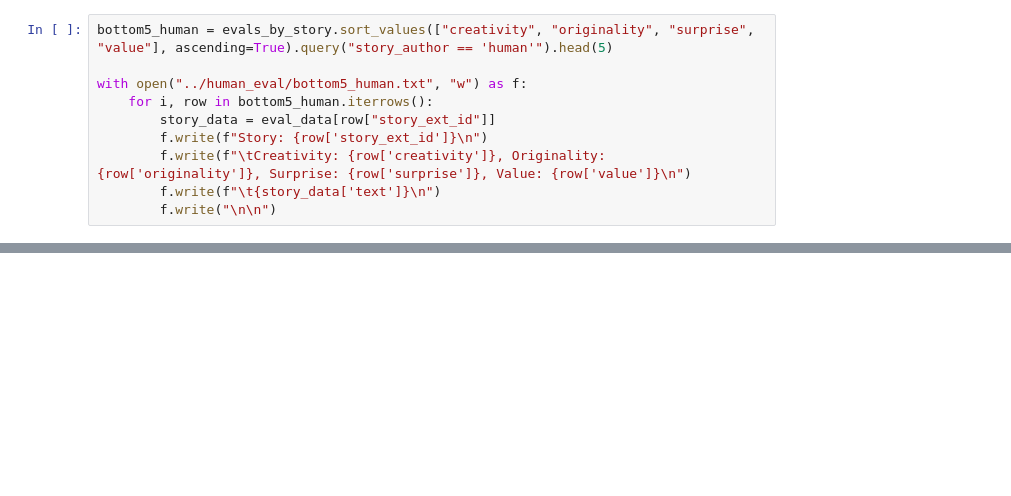
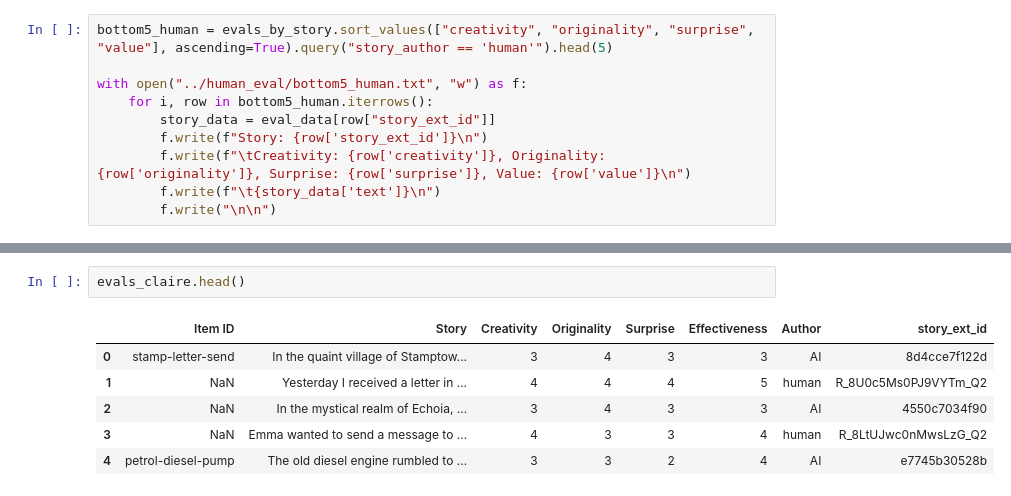
Before and after one commit to mismayil/creative-story-gen, a Jupyter notebook: src/eval_analysis.ipynb, the cells around one changed output, grey strips where cells are left out. Drawn from its saved outputs; the diff is of its cells as text; blank space fills up the shorter version.

```diff
--- a/src/eval_analysis.ipynb
+++ b/src/eval_analysis.ipynb
@@ -945,0 +971,9 @@ with open("../human_eval/bottom5_human.txt", "w") as f:
+# %%
+evals_claire.head()
+# %% [output]
+|  | Item ID | Story | Creativity | Originality | Surprise | Effectiveness | Author | story_ext_id |
+| 0 | stamp-letter-send | In the quaint village of Stamptow... | 3 | 4 | 3 | 3 | AI | 8d4cce7f122d |
+| 1 | NaN | Yesterday I received a letter in ... | 4 | 4 | 4 | 5 | human | R_8U0c5Ms0PJ9VYTm_Q2 |
+| 2 | NaN | In the mystical realm of Echoia, ... | 3 | 4 | 3 | 3 | AI | 4550c7034f90 |
+| 3 | NaN | Emma wanted to send a message to ... | 4 | 3 | 3 | 4 | human | R_8LtUJwc0nMwsLzG_Q2 |
+| 4 | petrol-diesel-pump | The old diesel engine rumbled to ... | 3 | 3 | 2 | 4 | AI | e7745b30528b |
```
Also changed, not shown: parts of 10 cells of this notebook, 15 other files.
